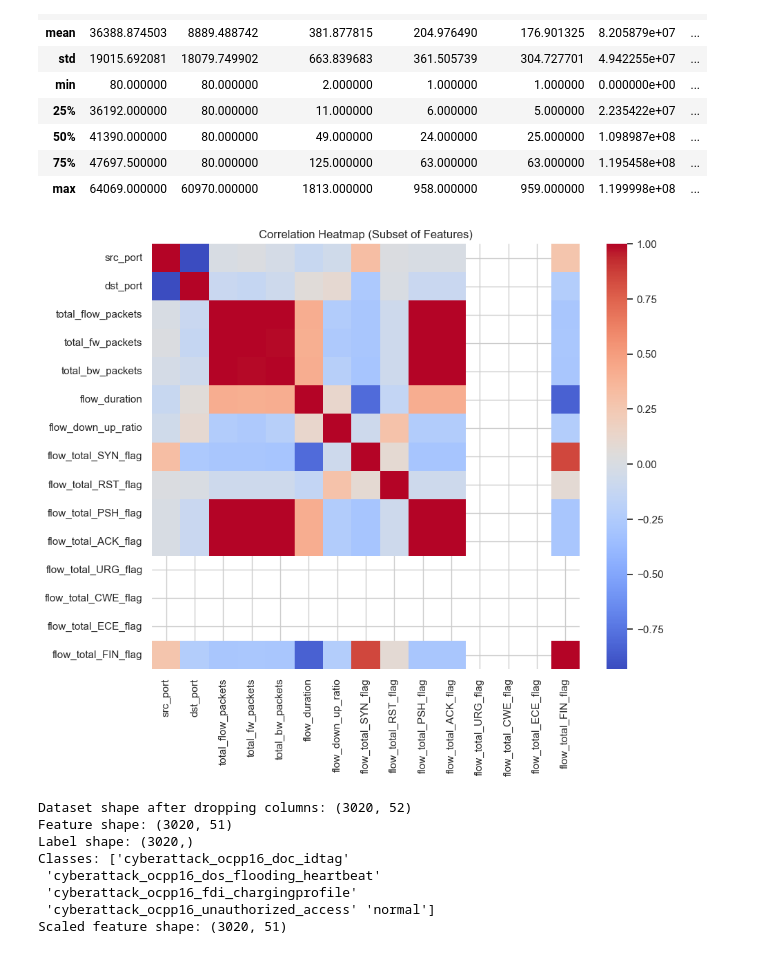
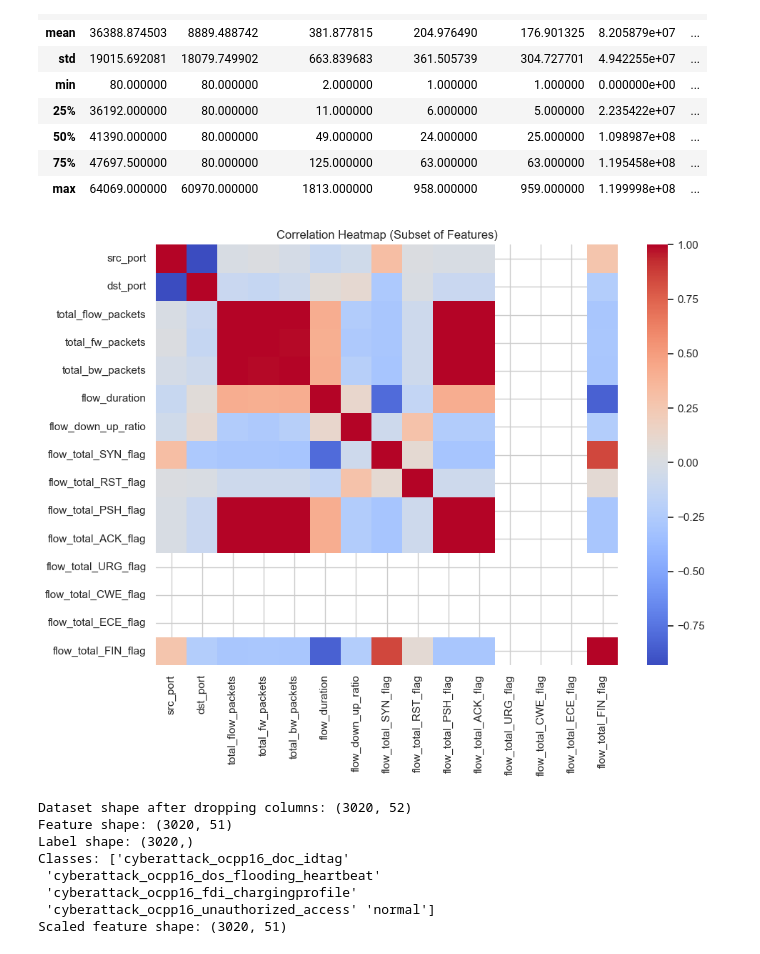
Before and after one commit to gaatma/ev-ocpp-fl-ids, a Jupyter notebook: notebooks/01_data_exploration.ipynb, the cells around one changed output. Saved outputs shown, nothing was run; the diff lists cells and outputs as text; code cells hidden in the pictures.

```diff
--- a/notebooks/01_data_exploration.ipynb
+++ b/notebooks/01_data_exploration.ipynb
@@ -12,13 +18,19 @@ pd.set_option("display.max_columns", None)
 # %%
-# Load training dataset
+# Define paths
 train_path = "../data/ocpp_app_layer/Combined/Train.csv"
 test_path = "../data/ocpp_app_layer/Combined/Test.csv"
 
-train_df = pd.read_csv(train_path)
-test_df = pd.read_csv(test_path)
+# Load raw data using preprocessing module
+train_df, test_df = load_data(train_path, test_path)
 
 print("Train shape:", train_df.shape)
 print("Test shape:", test_df.shape)
+
+# Apply preprocessing pipeline
+X_train_scaled, X_test_scaled, y_train_encoded, y_test_encoded = preprocess(train_df, test_df)
+
+print("Feature shape:", X_train_scaled.shape)
+print("Label shape:", y_train_encoded.shape)
 # %% [output]
 Train shape: (3020, 55)
 Test shape: (1295, 55)
@@ -114,10 +129,12 @@ train_df.describe()
 # %%
 numeric_df = train_df.select_dtypes(include=[np.number])
 
 plt.figure(figsize=(10,8))
 sns.heatmap(numeric_df.iloc[:, :15].corr(), cmap="coolwarm")
 plt.title("Correlation Heatmap (Subset of Features)")
+plt.tight_layout()
+plt.savefig("../outputs/figures/correlation_heatmap.png")
 plt.show()
 # %% [output]
-[figure, old version]
+[figure, new version]
 # %%
```
Also changed, not shown: parts of 6 cells of this notebook, 6 other files.
